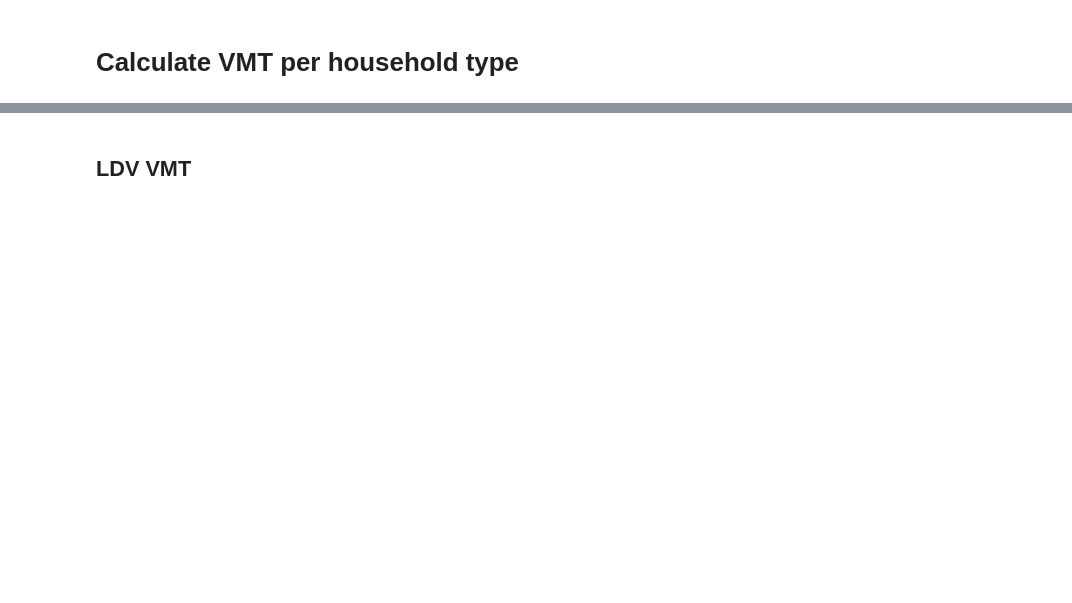
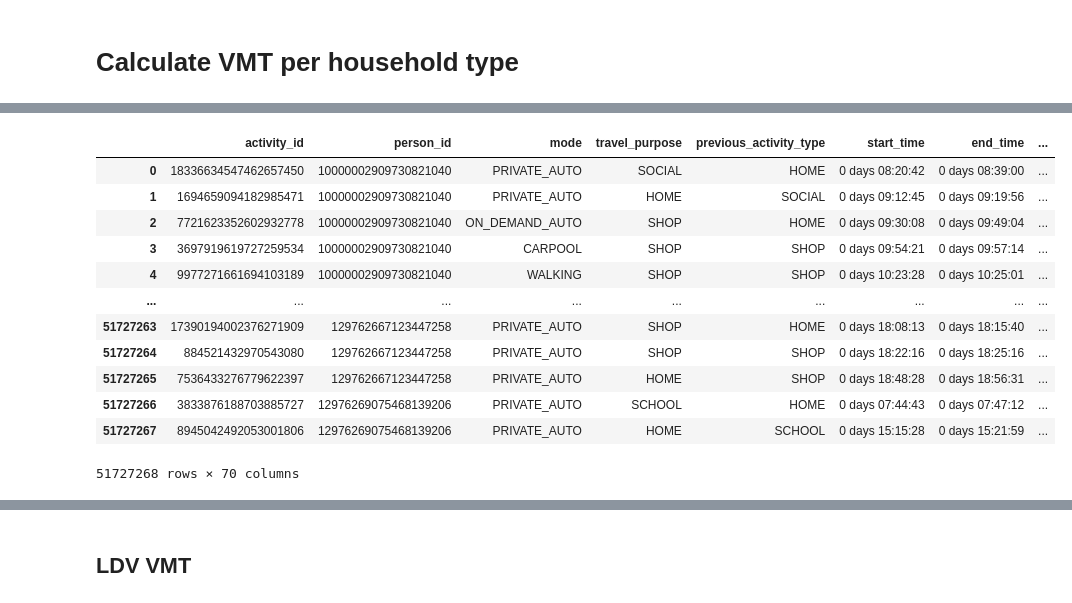
Before and after one commit to rmi-mobility-data-science/replicaEVSE, a Jupyter notebook: notebooks/replica_vmt.ipynb, the cells around one changed output, grey strips where cells are left out. Saved outputs shown, nothing was run; the diff lists cells and outputs as text; code cells hidden in the pictures; blank space fills up the shorter version.

```diff
--- a/notebooks/replica_vmt.ipynb
+++ b/notebooks/replica_vmt.ipynb
@@ -35,5 +39,20 @@ counties.head()
 # %%
-cdf = dd.merge(df, counties, on='person_id', how='left')
+cdf = pd.merge(df, counties, on='person_id', how='left')
+cdf.reset_index(drop=True)
+# %% [output]
+|  | activity_id | person_id | mode | travel_purpose | previous_activity_type | start_time | end_time | ... |
+| 0 | 18336634547462657450 | 10000002909730821040 | PRIVATE_AUTO | SOCIAL | HOME | 0 days 08:20:42 | 0 days 08:39:00 | ... |
+| 1 | 1694659094182985471 | 10000002909730821040 | PRIVATE_AUTO | HOME | SOCIAL | 0 days 09:12:45 | 0 days 09:19:56 | ... |
+| 2 | 7721623352602932778 | 10000002909730821040 | ON_DEMAND_AUTO | SHOP | HOME | 0 days 09:30:08 | 0 days 09:49:04 | ... |
+| 3 | 3697919619727259534 | 10000002909730821040 | CARPOOL | SHOP | SHOP | 0 days 09:54:21 | 0 days 09:57:14 | ... |
+| 4 | 9977271661694103189 | 10000002909730821040 | WALKING | SHOP | SHOP | 0 days 10:23:28 | 0 days 10:25:01 | ... |
+| ... | ... | ... | ... | ... | ... | ... | ... | ... |
+| 51727263 | 17390194002376271909 | 129762667123447258 | PRIVATE_AUTO | SHOP | HOME | 0 days 18:08:13 | 0 days 18:15:40 | ... |
+| 51727264 | 884521432970543080 | 129762667123447258 | PRIVATE_AUTO | SHOP | SHOP | 0 days 18:22:16 | 0 days 18:25:16 | ... |
+| 51727265 | 7536433276779622397 | 129762667123447258 | PRIVATE_AUTO | HOME | SHOP | 0 days 18:48:28 | 0 days 18:56:31 | ... |
+| 51727266 | 3833876188703885727 | 12976269075468139206 | PRIVATE_AUTO | SCHOOL | HOME | 0 days 07:44:43 | 0 days 07:47:12 | ... |
+| 51727267 | 8945042492053001806 | 12976269075468139206 | PRIVATE_AUTO | HOME | SCHOOL | 0 days 15:15:28 | 0 days 15:21:59 | ... |
+51727268 rows × 70 columns
 # %%
 cdf['home_cty'] = cdf['home_cty'].astype(str)
 cdf['home_st'] = cdf['home_st'].astype(str)
```
Also changed, not shown: parts of 10 cells of this notebook, 1 other file.
